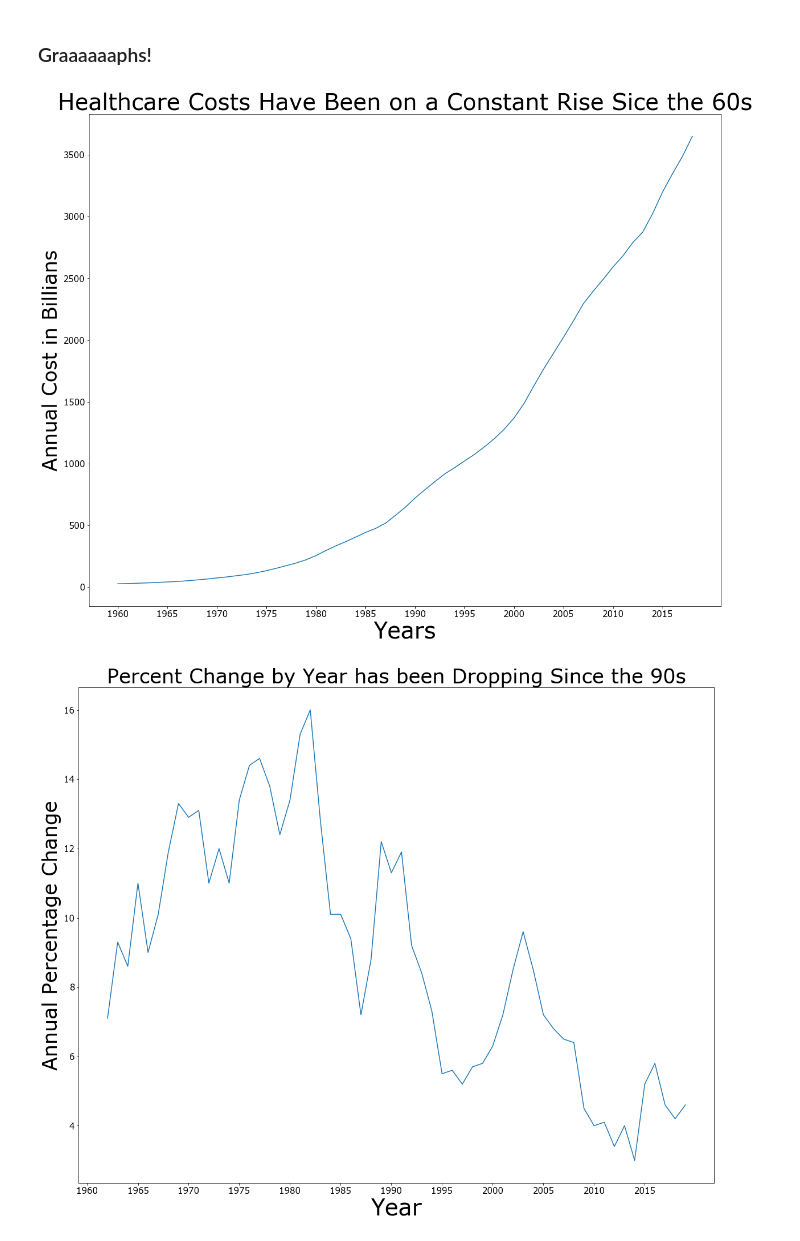
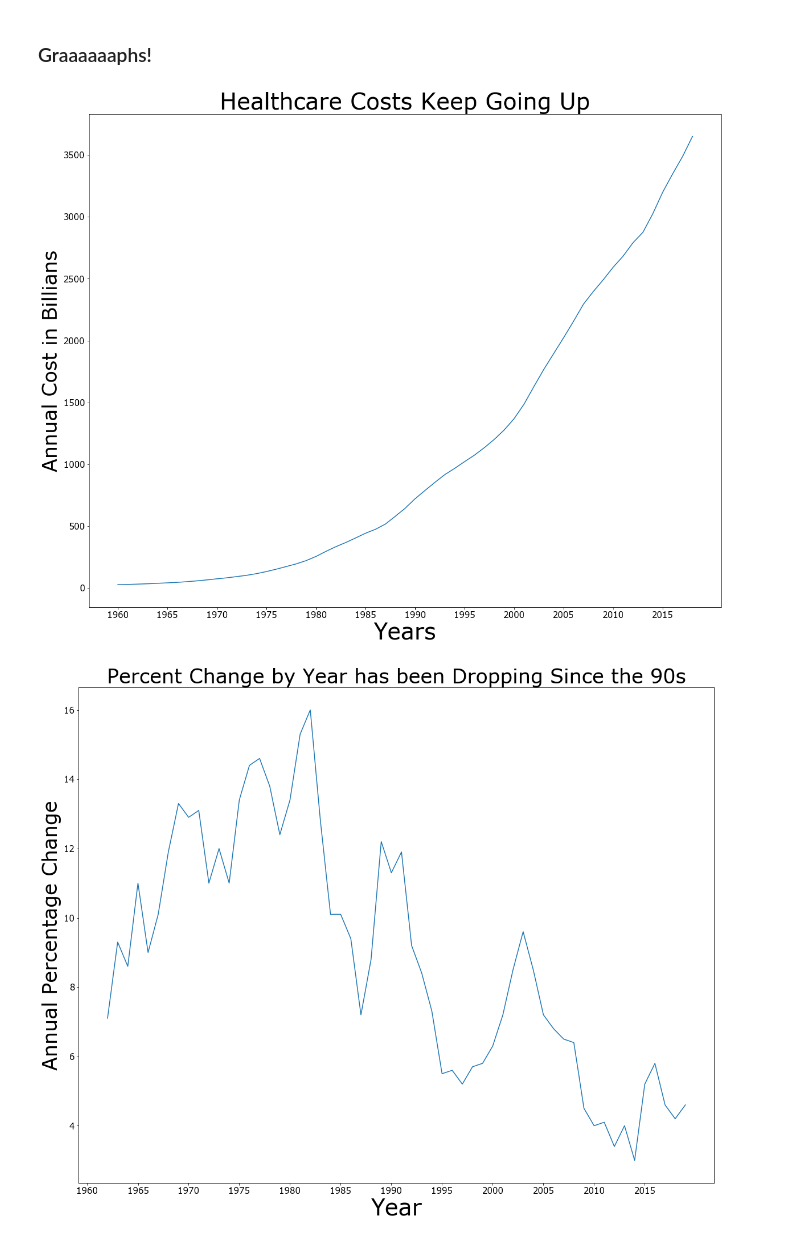
Before and after one commit to nmwhitehead/Healthcare-Costs, a Jupyter notebook: Healthcare.ipynb, the cells around one changed output. Cells and saved outputs as stored; diff of their text form; code cells hidden in the pictures.

```diff
--- a/Healthcare.ipynb
+++ b/Healthcare.ipynb
@@ -94,11 +94,11 @@ def plot_series(df, cols=None, title='Title', ylabel=None, xlabel=None):
 # %%
 # Graph of Increase in Total Cost
 
 plot_series(indexed_dataset, 'National Health Expenditures (Amount in Billions)',
-           'Healthcare Costs Have Been on a Constant Rise Sice the 60s',
+           'Healthcare Costs Keep Going Up',
             'Annual Cost in Billians', 'Years')
 # %% [output]
-[figure, old version]
+[figure, new version]
 # %%
 # # Graph for Per Person
 
```
Also changed, not shown: parts of 6 cells of this notebook, 7 other files.
